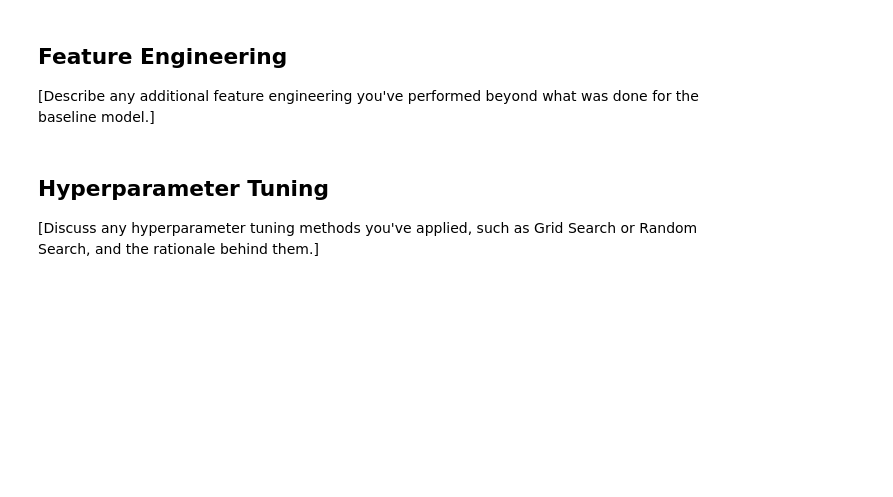
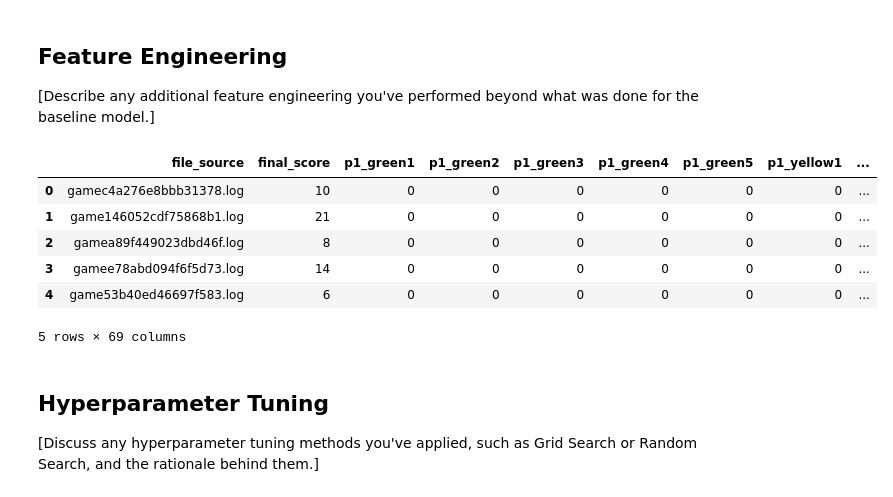
Before and after one commit to cosimab/hanabi_ml, a Jupyter notebook: 3_Model/model_definition_evaluation.ipynb, the cells around one changed output. Cells and saved outputs as stored; diff of their text form; code cells hidden in the pictures; blank space fills up the shorter version.

```diff
--- a/3_Model/model_definition_evaluation.ipynb
+++ b/3_Model/model_definition_evaluation.ipynb
@@ -31,26 +32,35 @@ import torchmetrics
 [Describe any additional feature engineering you've performed beyond what was done for the baseline model.]
 # %%
 # Load the dataset
-# Replace 'your_dataset.csv' with the path to your actual dataset
-df = pd.read_csv("../1_DatasetCharacteristics/hanabi_dataset_clean.csv")
+# For feature engineering see the script "data_engineering_features.ipynb"
+df = pd.read_csv("../hanabi_dataset_features.csv")
 
 # Perform any feature engineering steps
-# Example: df['new_feature'] = df['feature1'] + df['feature2']
 # Feature and target variable selection
 X = df.iloc[:, 2:]
 y = df['final_score']
 
 X_train, X_test, y_train, y_test = train_test_split(
     X, y,
     test_size=0.2,
     random_state=42
 )
 
 X_train, X_val, y_train, y_val = train_test_split(
     X_train, y_train,
     test_size=0.2,
     random_state=42
 )
+
+df.head()
+# %% [output]
+|  | file_source | final_score | p1_green1 | p1_green2 | p1_green3 | p1_green4 | p1_green5 | p1_yellow1 | ... |
+| 0 | gamec4a276e8bbb31378.log | 10 | 0 | 0 | 0 | 0 | 0 | 0 | ... |
+| 1 | game146052cdf75868b1.log | 21 | 0 | 0 | 0 | 0 | 0 | 0 | ... |
+| 2 | gamea89f449023dbd46f.log | 8 | 0 | 0 | 0 | 0 | 0 | 0 | ... |
+| 3 | gamee78abd094f6f5d73.log | 14 | 0 | 0 | 0 | 0 | 0 | 0 | ... |
+| 4 | game53b40ed46697f583.log | 6 | 0 | 0 | 0 | 0 | 0 | 0 | ... |
+5 rows × 69 columns
 # %% [markdown]
 ## Hyperparameter Tuning
 
```
Also changed, not shown: parts of 10 cells of this notebook.
